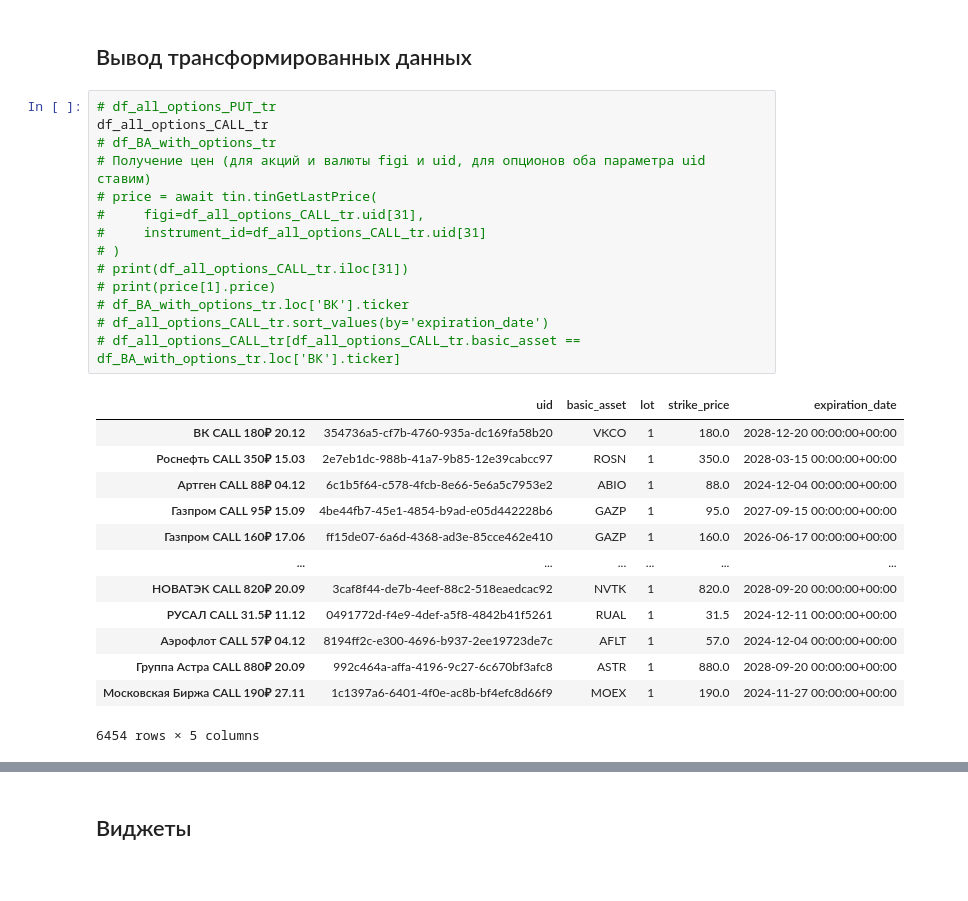
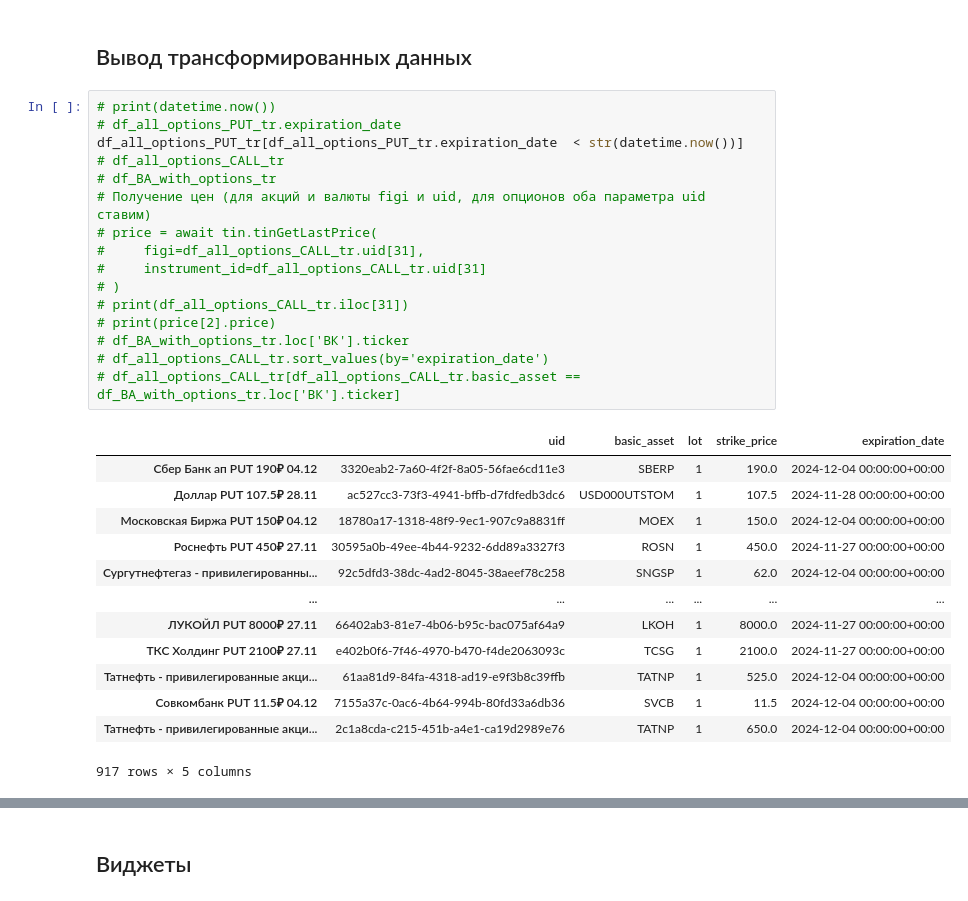
Before and after one commit to UncleVasyafromIzhevsk/TinvestOptions, a Jupyter notebook: educational_db.ipynb, the cells around one changed output, grey strips where cells are left out. Drawn from its saved outputs; the diff is of its cells as text.

```diff
--- a/educational_db.ipynb
+++ b/educational_db.ipynb
@@ -983,30 +983,32 @@ for n, t, f, u, l in zip(
 # %% [markdown]
 ## Вывод трансформированных данных
 # %%
-# df_all_options_PUT_tr
-df_all_options_CALL_tr
+# print(datetime.now())
+# df_all_options_PUT_tr.expiration_date
+df_all_options_PUT_tr[df_all_options_PUT_tr.expiration_date  < str(datetime.now())]
+# df_all_options_CALL_tr
 # df_BA_with_options_tr
 # Получение цен (для акций и валюты figi и uid, для опционов оба параметра uid ставим)
 # price = await tin.tinGetLastPrice(
 #     figi=df_all_options_CALL_tr.uid[31],
 #     instrument_id=df_all_options_CALL_tr.uid[31]
 # )
 # print(df_all_options_CALL_tr.iloc[31])
-# print(price[1].price)
+# print(price[2].price)
 # df_BA_with_options_tr.loc['ВК'].ticker
 # df_all_options_CALL_tr.sort_values(by='expiration_date')
 # df_all_options_CALL_tr[df_all_options_CALL_tr.basic_asset == df_BA_with_options_tr.loc['ВК'].ticker]
 # %% [output]
 |  | uid | basic_asset | lot | strike_price | expiration_date |
-| ВК CALL 180₽ 20.12 | 354736a5-cf7b-4760-935a-dc169fa58b20 | VKCO | 1 | 180.0 | 2028-12-20 00:00:00+00:00 |
-| Роснефть CALL 350₽ 15.03 | 2e7eb1dc-988b-41a7-9b85-12e39cabcc97 | ROSN | 1 | 350.0 | 2028-03-15 00:00:00+00:00 |
-| Артген CALL 88₽ 04.12 | 6c1b5f64-c578-4fcb-8e66-5e6a5c7953e2 | ABIO | 1 | 88.0 | 2024-12-04 00:00:00+00:00 |
-| Газпром CALL 95₽ 15.09 | 4be44fb7-45e1-4854-b9ad-e05d442228b6 | GAZP | 1 | 95.0 | 2027-09-15 00:00:00+00:00 |
-| Газпром CALL 160₽ 17.06 | ff15de07-6a6d-4368-ad3e-85cce462e410 | GAZP | 1 | 160.0 | 2026-06-17 00:00:00+00:00 |
+| Сбер Банк ап PUT 190₽ 04.12 | 3320eab2-7a60-4f2f-8a05-56fae6cd11e3 | SBERP | 1 | 190.0 | 2024-12-04 00:00:00+00:00 |
+| Доллар PUT 107.5₽ 28.11 | ac527cc3-73f3-4941-bffb-d7fdfedb3dc6 | USD000UTSTOM | 1 | 107.5 | 2024-11-28 00:00:00+00:00 |
+| Московская Биржа PUT 150₽ 04.12 | 18780a17-1318-48f9-9ec1-907c9a8831ff | MOEX | 1 | 150.0 | 2024-12-04 00:00:00+00:00 |
+| Роснефть PUT 450₽ 27.11 | 30595a0b-49ee-4b44-9232-6dd89a3327f3 | ROSN | 1 | 450.0 | 2024-11-27 00:00:00+00:00 |
+| Сургутнефтегаз - привилегированны... | 92c5dfd3-38dc-4ad2-8045-38aeef78c258 | SNGSP | 1 | 62.0 | 2024-12-04 00:00:00+00:00 |
 | ... | ... | ... | ... | ... | ... |
-| НОВАТЭК CALL 820₽ 20.09 | 3caf8f44-de7b-4eef-88c2-518eaedcac92 | NVTK | 1 | 820.0 | 2028-09-20 00:00:00+00:00 |
-| РУСАЛ CALL 31.5₽ 11.12 | 0491772d-f4e9-4def-a5f8-4842b41f5261 | RUAL | 1 | 31.5 | 2024-12-11 00:00:00+00:00 |
-| Аэрофлот CALL 57₽ 04.12 | 8194ff2c-e300-4696-b937-2ee19723de7c | AFLT | 1 | 57.0 | 2024-12-04 00:00:00+00:00 |
-| Группа Астра CALL 880₽ 20.09 | 992c464a-affa-4196-9c27-6c670bf3afc8 | ASTR | 1 | 880.0 | 2028-09-20 00:00:00+00:00 |
-| Московская Биржа CALL 190₽ 27.11 | 1c1397a6-6401-4f0e-ac8b-bf4efc8d66f9 | MOEX | 1 | 190.0 | 2024-11-27 00:00:00+00:00 |
+| ЛУКОЙЛ PUT 8000₽ 27.11 | 66402ab3-81e7-4b06-b95c-bac075af64a9 | LKOH | 1 | 8000.0 | 2024-11-27 00:00:00+00:00 |
+| ТКС Холдинг PUT 2100₽ 27.11 | e402b0f6-7f46-4970-b470-f4de2063093c | TCSG | 1 | 2100.0 | 2024-11-27 00:00:00+00:00 |
+| Татнефть - привилегированные акци... | 61aa81d9-84fa-4318-ad19-e9f3b8c39ffb | TATNP | 1 | 525.0 | 2024-12-04 00:00:00+00:00 |
+| Совкомбанк PUT 11.5₽ 04.12 | 7155a37c-0ac6-4b64-994b-80fd33a6db36 | SVCB | 1 | 11.5 | 2024-12-04 00:00:00+00:00 |
+| Татнефть - привилегированные акци... | 2c1a8cda-c215-451b-a4e1-ca19d2989e76 | TATNP | 1 | 650.0 | 2024-12-04 00:00:00+00:00 |
-6454 rows × 5 columns
+917 rows × 5 columns
```
Also changed, not shown: parts of 10 cells of this notebook, 1 other file.
